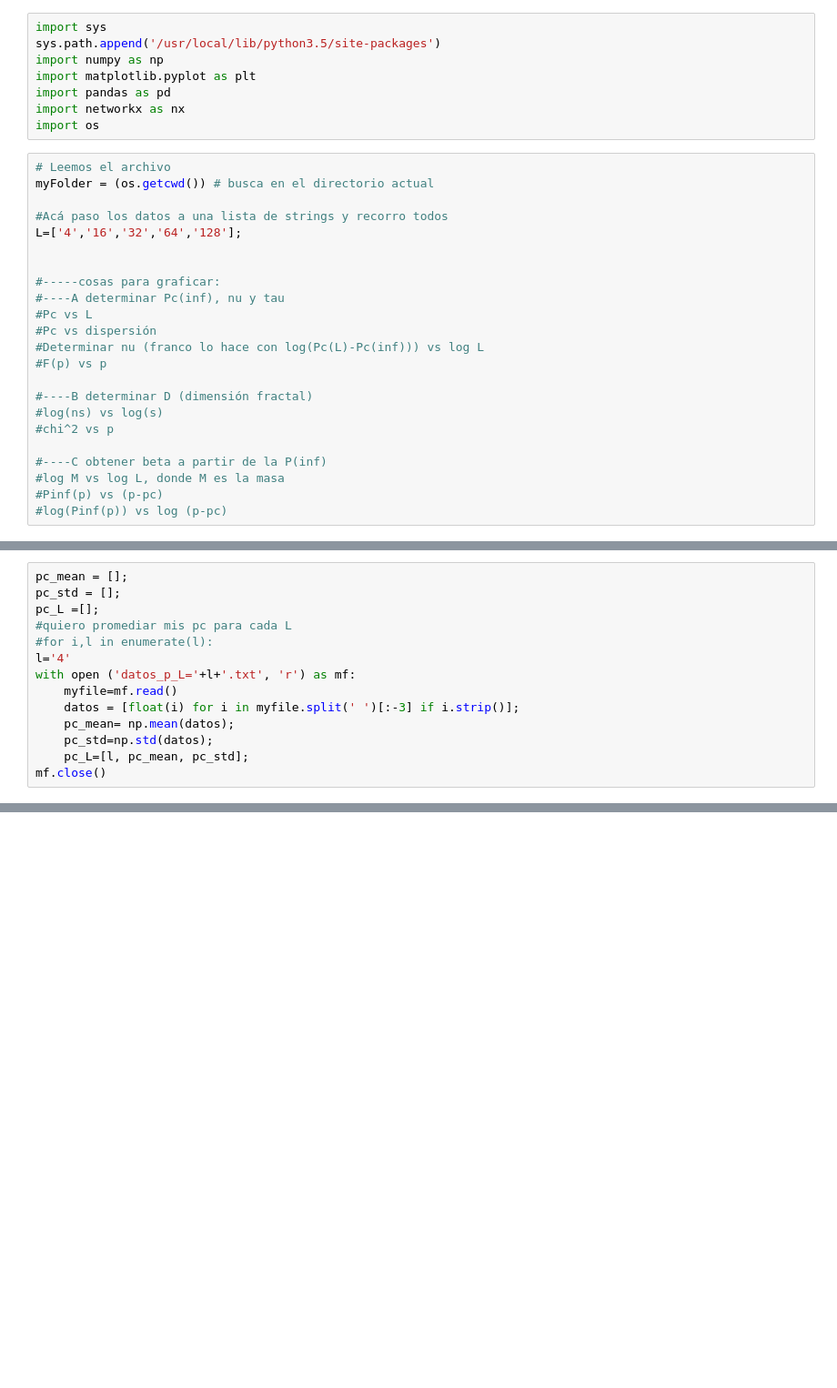
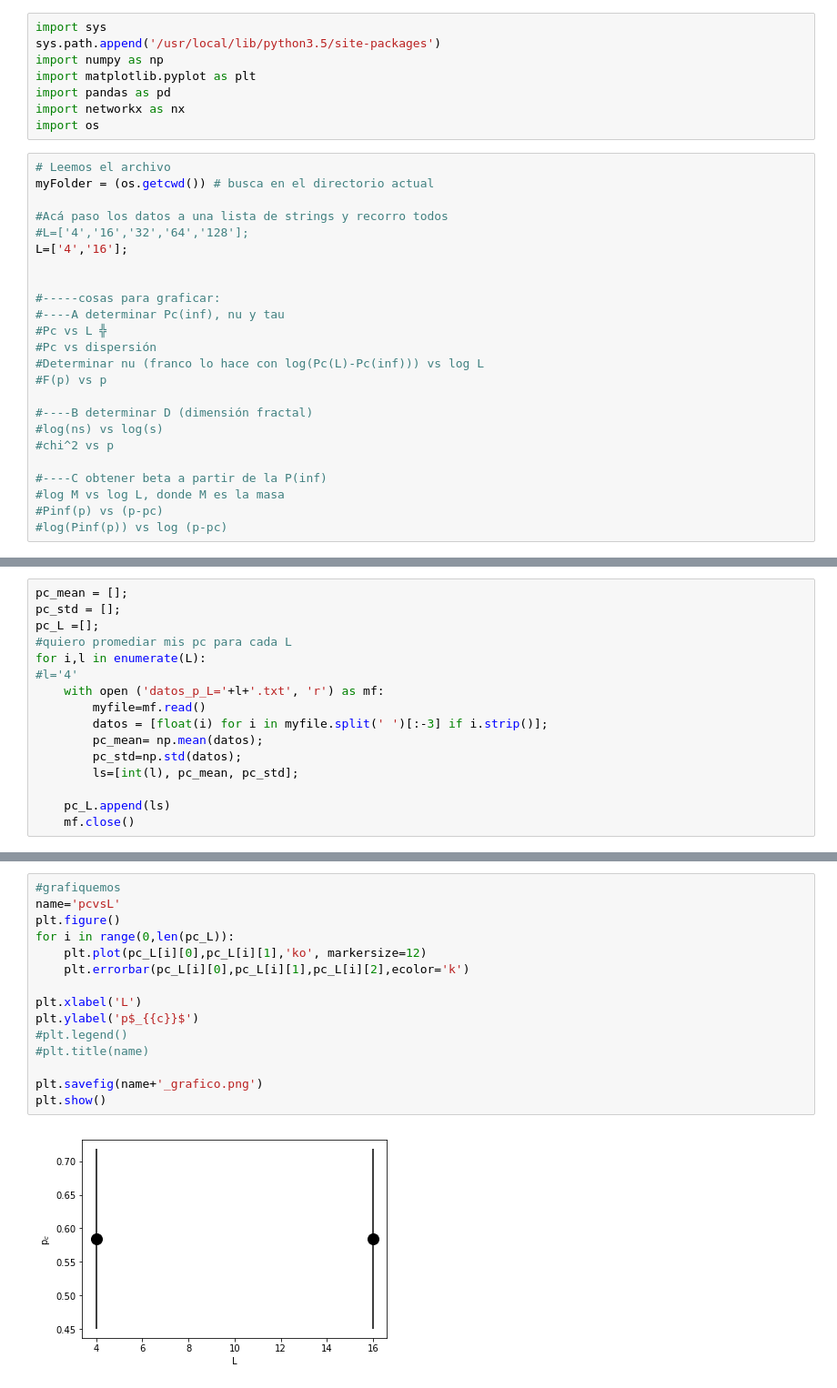
Before and after one commit to Luciousboy/computacional, a Jupyter notebook: graficador.ipynb, the cells around one changed output, grey strips where cells are left out. Shown at 91% size. Cells and saved outputs as stored; diff of their text form; blank space fills up the shorter version.

```diff
--- a/graficador.ipynb
+++ b/graficador.ipynb
@@ -11,12 +13,13 @@ import os
 myFolder = (os.getcwd()) # busca en el directorio actual
 
 #Acá paso los datos a una lista de strings y recorro todos
-L=['4','16','32','64','128'];
+#L=['4','16','32','64','128'];
+L=['4','16'];
 
 
 #-----cosas para graficar:
 #----A determinar Pc(inf), nu y tau
-#Pc vs L
+#Pc vs L ╬
 #Pc vs dispersión
 #Determinar nu (franco lo hace con log(Pc(L)-Pc(inf))) vs log L
 #F(p) vs p
@@ -36,12 +39,14 @@ pc_mean = [];
 pc_std = [];
 pc_L =[];
 #quiero promediar mis pc para cada L
-#for i,l in enumerate(l):
-l='4'
-with open ('datos_p_L='+l+'.txt', 'r') as mf:
-    myfile=mf.read()
-    datos = [float(i) for i in myfile.split(' ')[:-3] if i.strip()];
-    pc_mean= np.mean(datos);
-    pc_std=np.std(datos);
-    pc_L=[l, pc_mean, pc_std];
-mf.close()
+for i,l in enumerate(L):
+#l='4'
+    with open ('datos_p_L='+l+'.txt', 'r') as mf:
+        myfile=mf.read()
+        datos = [float(i) for i in myfile.split(' ')[:-3] if i.strip()];
+        pc_mean= np.mean(datos);
+        pc_std=np.std(datos);
+        ls=[int(l), pc_mean, pc_std];
+
+    pc_L.append(ls)
+    mf.close()
@@ -49,0 +53,17 @@ Ejercicio 2.
+# %%
+#grafiquemos
+name='pcvsL'
+plt.figure()
+for i in range(0,len(pc_L)):
+    plt.plot(pc_L[i][0],pc_L[i][1],'ko', markersize=12)
+    plt.errorbar(pc_L[i][0],pc_L[i][1],pc_L[i][2],ecolor='k')
+
+plt.xlabel('L')
+plt.ylabel('p$_{{c}}$')
+#plt.legend()
+#plt.title(name)
+
+plt.savefig(name+'_grafico.png')
+plt.show()
+# %% [output]
+[figure, added]
```
Also changed, not shown: parts of 7 cells of this notebook.
